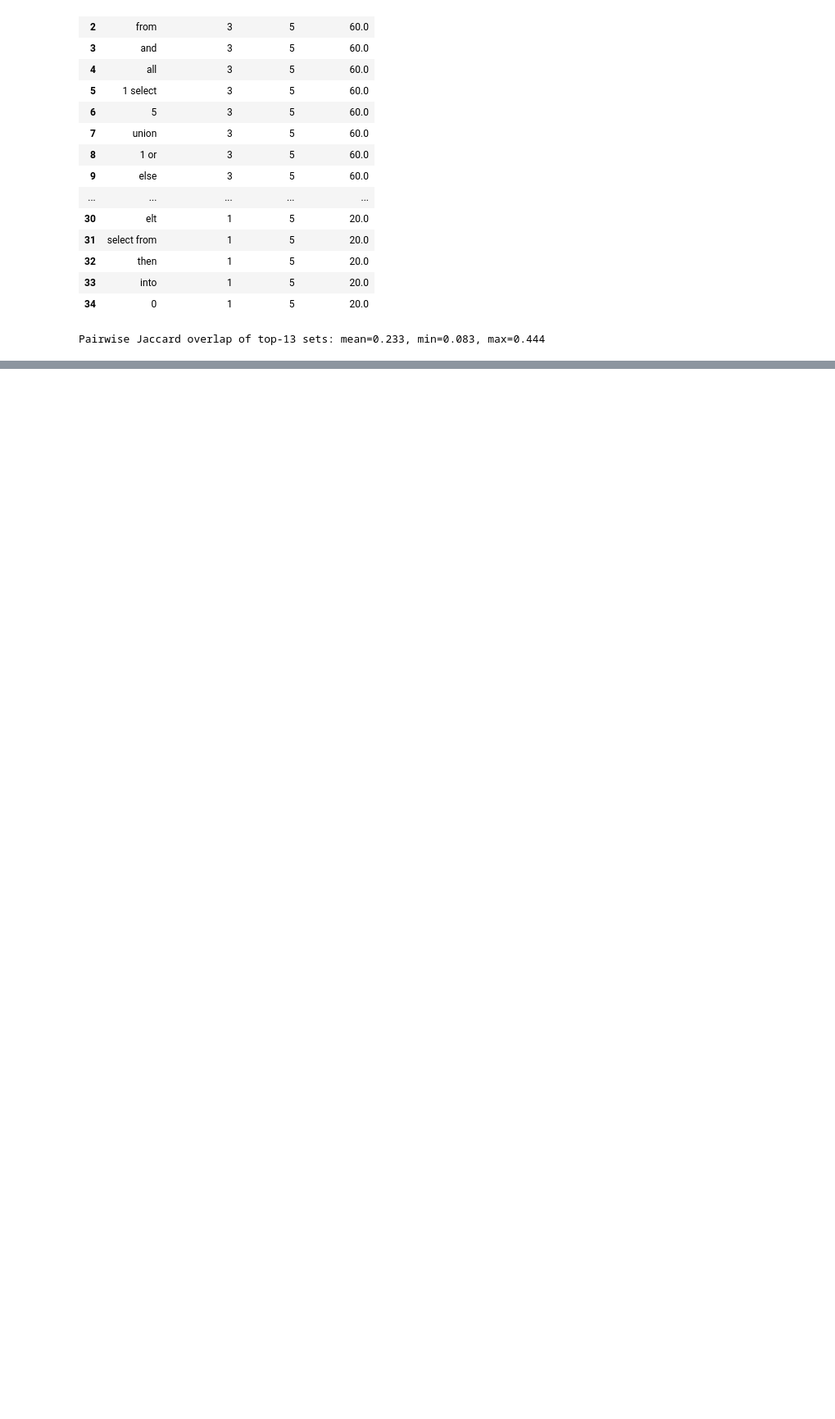
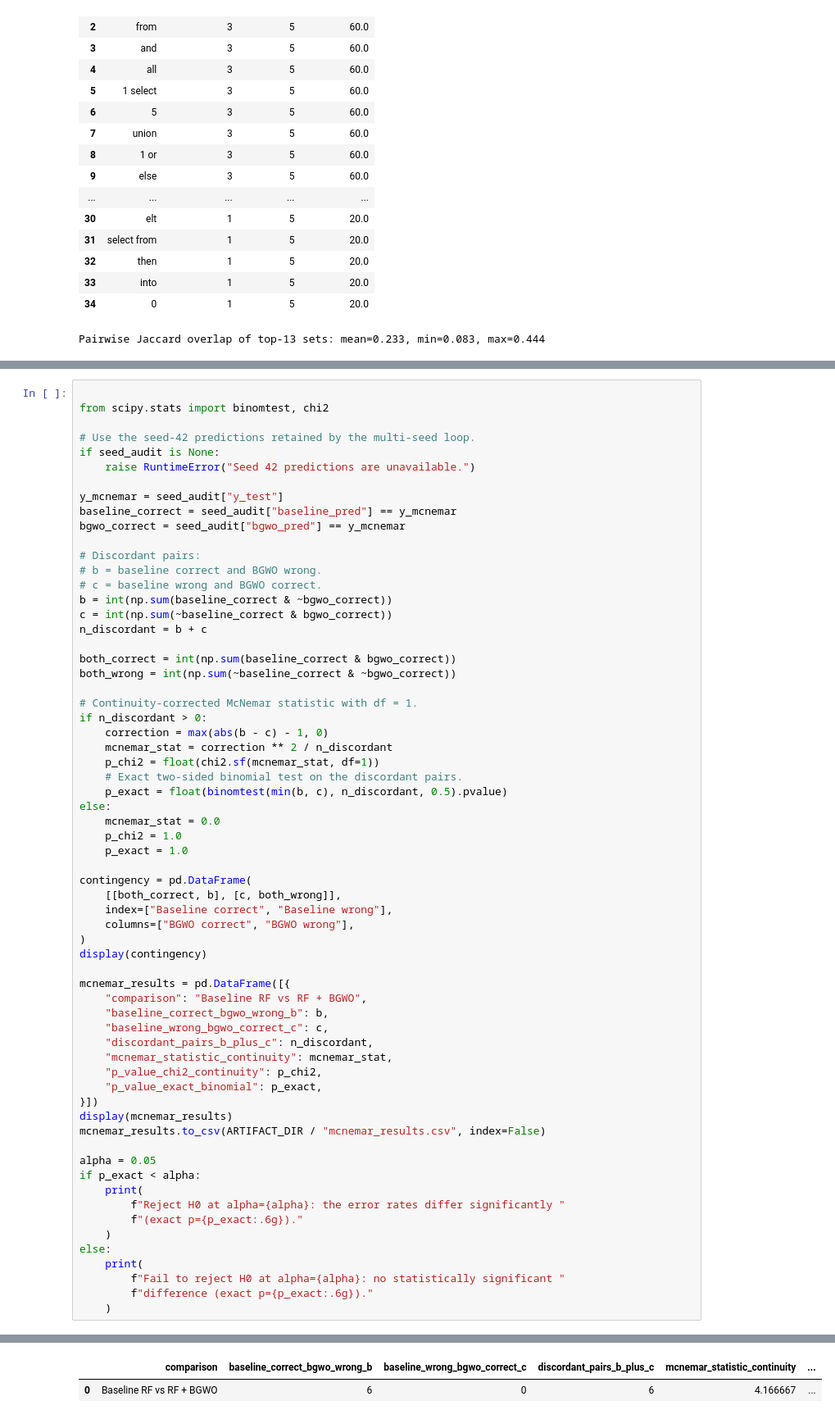
Before and after one commit to m-wasim-alwisi/rf_bgwo, a Jupyter notebook: RF_BGWO_Publication_Checks.ipynb, the cells around one changed output, grey strips where cells are left out. Shown at 82% size. Saved outputs shown, nothing was run; the diff lists cells and outputs as text; blank space fills up the shorter version.

```diff
--- a/RF_BGWO_Publication_Checks.ipynb
+++ b/RF_BGWO_Publication_Checks.ipynb
@@ -837,0 +1087,65 @@ except Exception as exc:
+# %%
+
+from scipy.stats import binomtest, chi2
+
+# Use the seed-42 predictions retained by the multi-seed loop.
+if seed_audit is None:
+    raise RuntimeError("Seed 42 predictions are unavailable.")
+
+y_mcnemar = seed_audit["y_test"]
+baseline_correct = seed_audit["baseline_pred"] == y_mcnemar
+bgwo_correct = seed_audit["bgwo_pred"] == y_mcnemar
+
+# Discordant pairs:
+# b = baseline correct and BGWO wrong.
+# c = baseline wrong and BGWO correct.
+b = int(np.sum(baseline_correct & ~bgwo_correct))
+c = int(np.sum(~baseline_correct & bgwo_correct))
+n_discordant = b + c
+
+both_correct = int(np.sum(baseline_correct & bgwo_correct))
+both_wrong = int(np.sum(~baseline_correct & ~bgwo_correct))
+
+# Continuity-corrected McNemar statistic with df = 1.
+if n_discordant > 0:
+    correction = max(abs(b - c) - 1, 0)
+    mcnemar_stat = correction ** 2 / n_discordant
+    p_chi2 = float(chi2.sf(mcnemar_stat, df=1))
+    # Exact two-sided binomial test on the discordant pairs.
+    p_exact = float(binomtest(min(b, c), n_discordant, 0.5).pvalue)
+else:
+    mcnemar_stat = 0.0
+    p_chi2 = 1.0
+    p_exact = 1.0
+
+contingency = pd.DataFrame(
+    [[both_correct, b], [c, both_wrong]],
+    index=["Baseline correct", "Baseline wrong"],
+    columns=["BGWO correct", "BGWO wrong"],
+)
+display(contingency)
+
+mcnemar_results = pd.DataFrame([{
+    "comparison": "Baseline RF vs RF + BGWO",
+    "baseline_correct_bgwo_wrong_b": b,
+    "baseline_wrong_bgwo_correct_c": c,
+    "discordant_pairs_b_plus_c": n_discordant,
+    "mcnemar_statistic_continuity": mcnemar_stat,
+    "p_value_chi2_continuity": p_chi2,
+    "p_value_exact_binomial": p_exact,
+}])
+display(mcnemar_results)
+mcnemar_results.to_csv(ARTIFACT_DIR / "mcnemar_results.csv", index=False)
+
+alpha = 0.05
+if p_exact < alpha:
+    print(
+        f"Reject H0 at alpha={alpha}: the error rates differ significantly "
+        f"(exact p={p_exact:.6g})."
+    )
+else:
+    print(
+        f"Fail to reject H0 at alpha={alpha}: no statistically significant "
+        f"difference (exact p={p_exact:.6g})."
+    )
+# %% [output]
@@ -837,0 +1155,2 @@ except Exception as exc:
+|  | comparison | baseline_correct_bgwo_wrong_b | baseline_wrong_bgwo_correct_c | discordant_pairs_b_plus_c | mcnemar_statistic_continuity | ... |
+| 0 | Baseline RF vs RF + BGWO | 6 | 0 | 6 | 4.166667 | ... |
```
Also changed, not shown: parts of 15 cells of this notebook, 10 other files.
